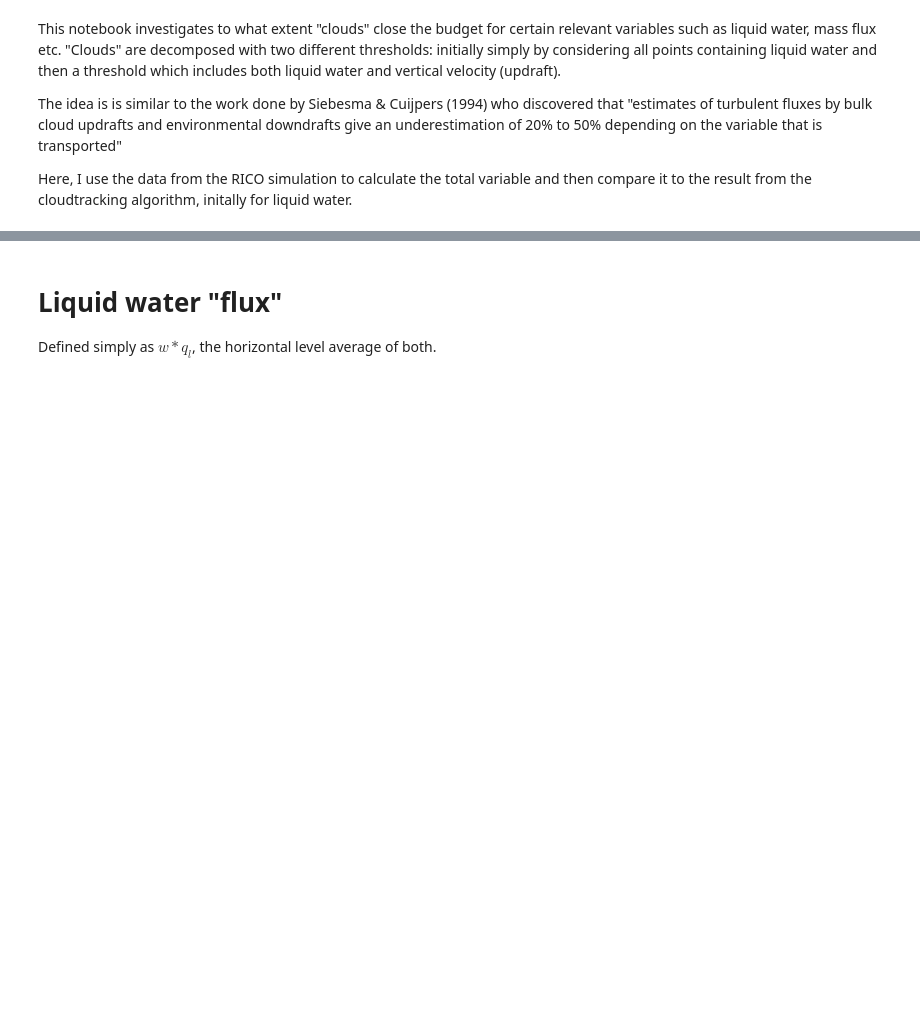
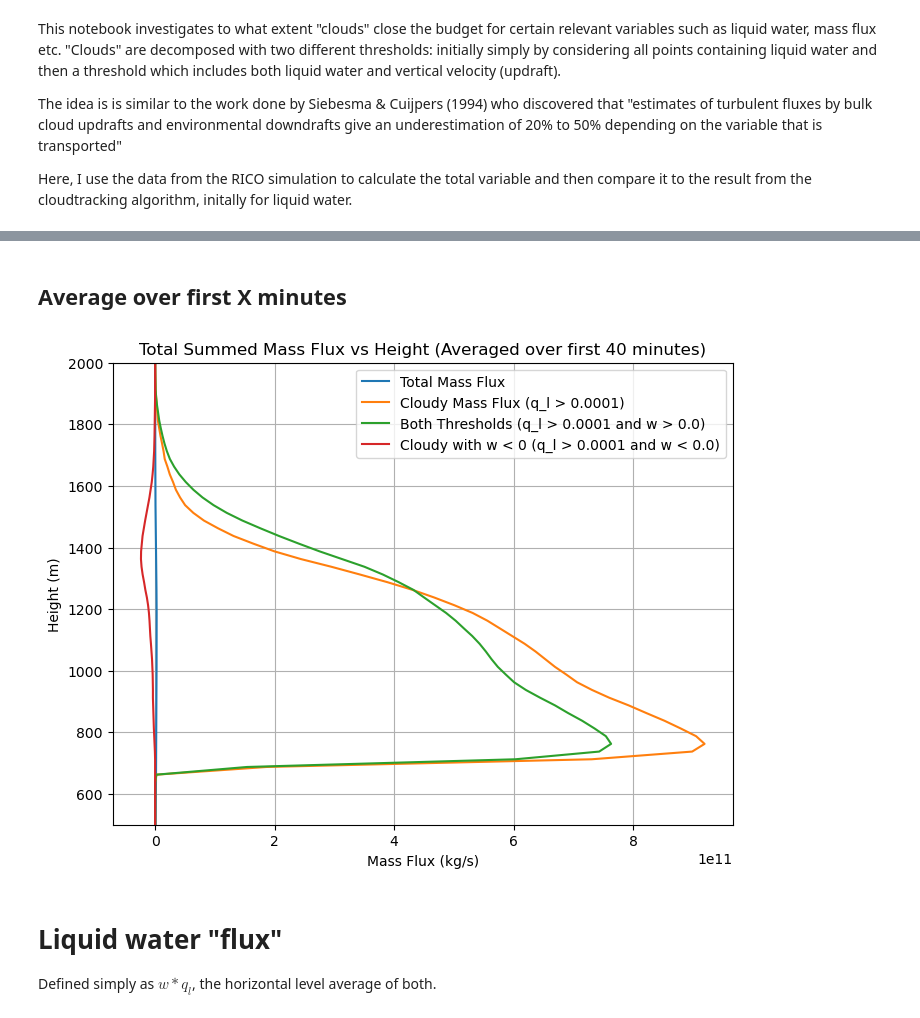
Before and after one commit to jurezgubic/CloudTracking, a Jupyter notebook: analysis/budget_closure.ipynb, the cells around one changed output, grey strips where cells are left out. Cells and saved outputs as stored; diff of their text form; code cells hidden in the pictures; blank space fills up the shorter version.

Commit message:
S&C 1993 results partly reproduced on RICO. Missing theta plots, some bug issues with decomposition

```diff
--- a/analysis/budget_closure.ipynb
+++ b/analysis/budget_closure.ipynb
@@ -321,3 +245,79 @@ plt.show()
+# %% [markdown]
+## Average over first X minutes
+# %%
+import numpy as np
+import netCDF4 as nc
+import matplotlib.pyplot as plt
+import os
+
+w_file = '/Users/jure/PhD/coding/RICO_1hr/rico.w.nc'
+l_file = '/Users/jure/PhD/coding/RICO_1hr/rico.l.nc'
+p_file = '/Users/jure/PhD/coding/RICO_1hr/rico.p.nc'
+q_file = '/Users/jure/PhD/coding/RICO_1hr/rico.q.nc'
+t_file = '/Users/jure/PhD/coding/RICO_1hr/rico.t.nc'
+
+# Averaging over the first specified number of minutes
+def average_mass_flux_over_minutes(minutes):
+    timesteps = minutes // 4  # Assuming each timestep is 4 minutes
+
+    mass_flux_total = None
+    mass_flux_cloudy = None
+    mass_flux_both = None
+    mass_flux_w_neg = None
+
+    for timestep in range(timesteps):
+        mass_flux, rho, zt_values, y_dim, x_dim = calculate_mass_flux_and_density(timestep)
+        l_data = load_data_all_levels(l_file, 'l', timestep)
+        w_data = load_data_all_levels(w_file, 'w', timestep)
+
+        if mass_flux_total is None:
+            mass_flux_total = mass_flux
+            mass_flux_cloudy = np.where(l_data > liquid_water_threshold, mass_flux, 0)
+            mass_flux_both = np.where((l_data > liquid_water_threshold) & (w_data > vertical_velocity_threshold), mass_flux, 0)
+            mass_flux_w_neg = np.where((l_data > liquid_water_threshold) & (w_data < vertical_velocity_threshold), mass_flux, 0)
+        else:
+            mass_flux_total += mass_flux
+            mass_flux_cloudy += np.where(l_data > liquid_water_threshold, mass_flux, 0)
+            mass_flux_both += np.where((l_data > liquid_water_threshold) & (w_data > vertical_velocity_threshold), mass_flux, 0)
+            mass_flux_w_neg += np.where((l_data > liquid_water_threshold) & (w_data < vertical_velocity_threshold), mass_flux, 0)
+
+    mass_flux_total /= timesteps
+    mass_flux_cloudy /= timesteps
+    mass_flux_both /= timesteps
+    mass_flux_w_neg /= timesteps
+
+    total_area = y_dim * x_dim
+    cloudy_area = np.count_nonzero(l_data > liquid_water_threshold)
+    both_area = np.count_nonzero((l_data > liquid_water_threshold) & (w_data > vertical_velocity_threshold))
+    w_neg_area = np.count_nonzero((l_data > liquid_water_threshold) & (w_data < vertical_velocity_threshold))
+
+    scaled_mass_flux_total = np.sum(mass_flux_total, axis=(1, 2)) * total_area
+    scaled_mass_flux_cloudy = np.sum(mass_flux_cloudy, axis=(1, 2)) * cloudy_area
+    scaled_mass_flux_both = np.sum(mass_flux_both, axis=(1, 2)) * both_area
+    scaled_mass_flux_w_neg = np.sum(mass_flux_w_neg, axis=(1, 2)) * w_neg_area
+
+    return scaled_mass_flux_total, scaled_mass_flux_cloudy, scaled_mass_flux_both, scaled_mass_flux_w_neg, zt_values
+
+# Specify the number of minutes to average over
+average_minutes = 40
+
+scaled_mass_flux_total, scaled_mass_flux_cloudy, scaled_mass_flux_both, scaled_mass_flux_w_neg, zt_values = average_mass_flux_over_minutes(average_minutes)
+
+# Plotting
+fig, ax = plt.subplots(figsize=(8, 6))
+ax.plot(scaled_mass_flux_total, zt_values, label='Total Mass Flux')
+ax.plot(scaled_mass_flux_cloudy, zt_values, label=f'Cloudy Mass Flux (q_l > {liquid_water_threshold})')
+ax.plot(scaled_mass_flux_both, zt_values, label=f'Both Thresholds (q_l > {liquid_water_threshold} and w > {vertical_velocity_threshold})')
+ax.plot(scaled_mass_flux_w_neg, zt_values, label=f'Cloudy with w < 0 (q_l > {liquid_water_threshold} and w < {vertical_velocity_threshold})')
+ax.set_xlabel('Mass Flux (kg/s)')
+ax.set_ylabel('Height (m)')
+ax.set_title(f'Total Summed Mass Flux vs Height (Averaged over first {average_minutes} minutes)')
+ax.grid(True)
+ax.set_ylim([500, 2000])
+ax.legend()
+plt.show()
+# %% [output]
+[figure, added]
 # %% [markdown]
 # Liquid water "flux"
 
```
Also changed, not shown: parts of 41 cells of this notebook.
